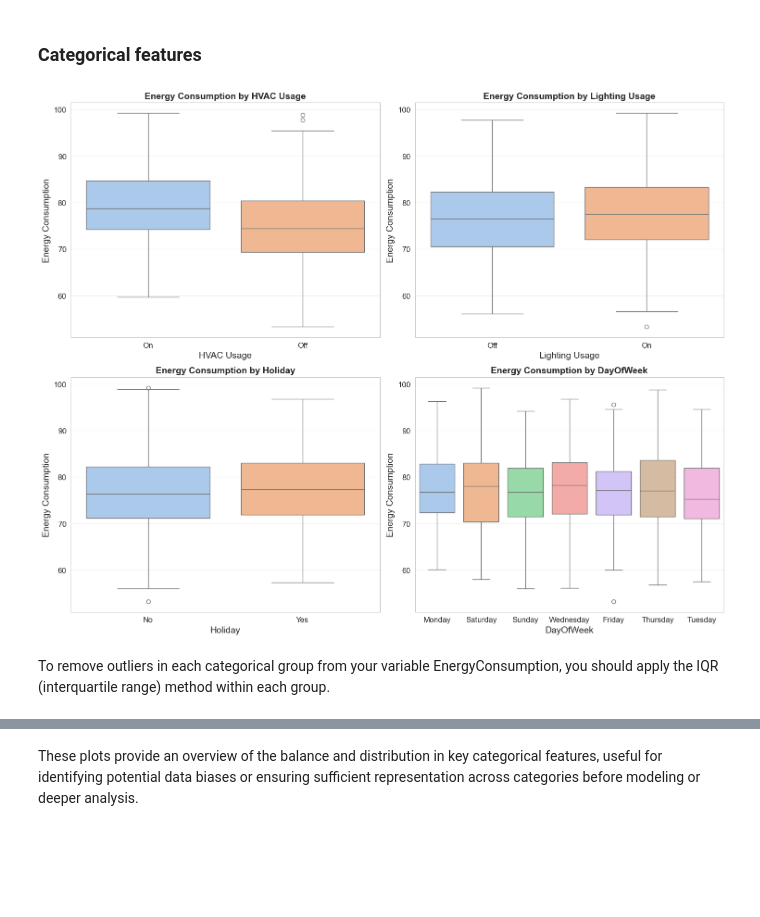
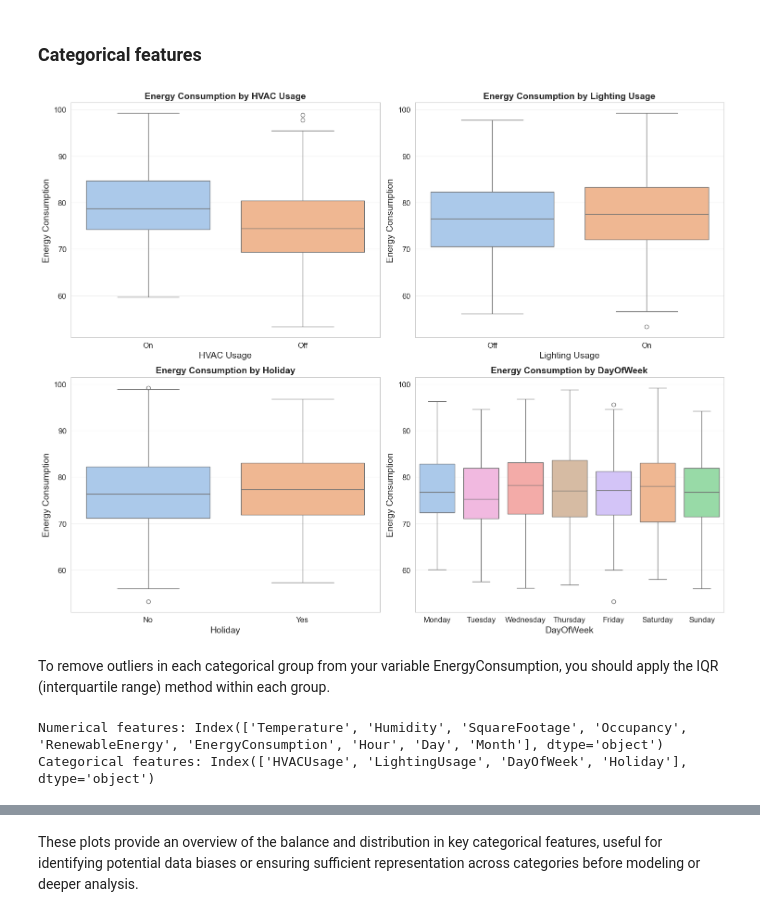
Before and after one commit to CatalinaNTU/EnergyConsumption, a Jupyter notebook: EnergyConsumption.ipynb, the cells around one changed output, grey strips where cells are left out. Cells and saved outputs as stored; diff of their text form; code cells hidden in the pictures; blank space fills up the shorter version.

```diff
--- a/EnergyConsumption.ipynb
+++ b/EnergyConsumption.ipynb
@@ -207,34 +216,35 @@ ax[0,0].grid(axis='y', alpha=0.3)
 
 # Boxplot: Lighting Usage vs Energy Consumption
 sns.boxplot(ax=ax[0,1], x='LightingUsage', y='EnergyConsumption', hue='LightingUsage', data=data, palette="pastel", legend=False)
 ax[0,1].set_title('Energy Consumption by Lighting Usage', fontsize=14, fontweight='bold')
 ax[0,1].set_xlabel('Lighting Usage', fontsize=14)
 ax[0,1].set_ylabel('Energy Consumption', fontsize=14)
 ax[0,1].tick_params(axis='x', labelsize=12)
 ax[0,1].tick_params(axis='y', labelsize=12)
 ax[0,1].grid(axis='y', alpha=0.3)
 
 # Boxplot: Holiday vs Energy Consumption
 sns.boxplot(ax=ax[1,0], x='Holiday', y='EnergyConsumption', hue='Holiday', data=data, palette="pastel", legend=False)
 ax[1,0].set_title('Energy Consumption by Holiday', fontsize=14, fontweight='bold')
 ax[1,0].set_xlabel('Holiday', fontsize=14)
 ax[1,0].set_ylabel('Energy Consumption', fontsize=14)
 ax[1,0].tick_params(axis='x', labelsize=12)
 ax[1,0].tick_params(axis='y', labelsize=12)
 ax[1,0].grid(axis='y', alpha=0.3)
 
 # Boxplot: DayOfWeek vs Energy Consumption
-sns.boxplot(ax=ax[1,1], x='DayOfWeek', y='EnergyConsumption', hue='DayOfWeek', data=data, palette="pastel", legend=False)
+days_order = ['Monday', 'Tuesday', 'Wednesday', 'Thursday', 'Friday', 'Saturday', 'Sunday']
+sns.boxplot(ax=ax[1,1], x='DayOfWeek', y='EnergyConsumption', hue='DayOfWeek', data=data, palette="pastel", legend=False, order=days_order)
 ax[1,1].set_title('Energy Consumption by DayOfWeek', fontsize=14, fontweight='bold')
 ax[1,1].set_xlabel('DayOfWeek', fontsize=14)
 ax[1,1].set_ylabel('Energy Consumption', fontsize=14)
 ax[1,1].tick_params(axis='x', labelsize=12)
 ax[1,1].tick_params(axis='y', labelsize=12)
 ax[1,1].grid(axis='y', alpha=0.3)
 
 plt.tight_layout()
 plt.show()
 # %% [output]
-[figure, old version]
+[figure, new version]
 # %% [markdown]
 To remove outliers in each categorical group from your variable EnergyConsumption, you should apply the IQR (interquartile range) method within each group.
@@ -262,0 +251,8 @@ data_clean = remove_group_outliers(holiday, 'DayOfWeek', 'EnergyConsumption')
+# %%
+#num_cols = data.select_dtypes(exclude = ['object']).columns
+#cat_cols = data.select_dtypes(include= ['object']).columns
+print("Numerical features:", num_cols)
+print("Categorical features:", cat_cols)
+# %% [output]
+Numerical features: Index(['Temperature', 'Humidity', 'SquareFootage', 'Occupancy', 'RenewableEnergy', 'EnergyConsumption', 'Hour', 'Day', 'Month'], dtype='object')
+Categorical features: Index(['HVACUsage', 'LightingUsage', 'DayOfWeek', 'Holiday'], dtype='object')
```
Also changed, not shown: parts of 41 cells of this notebook.
